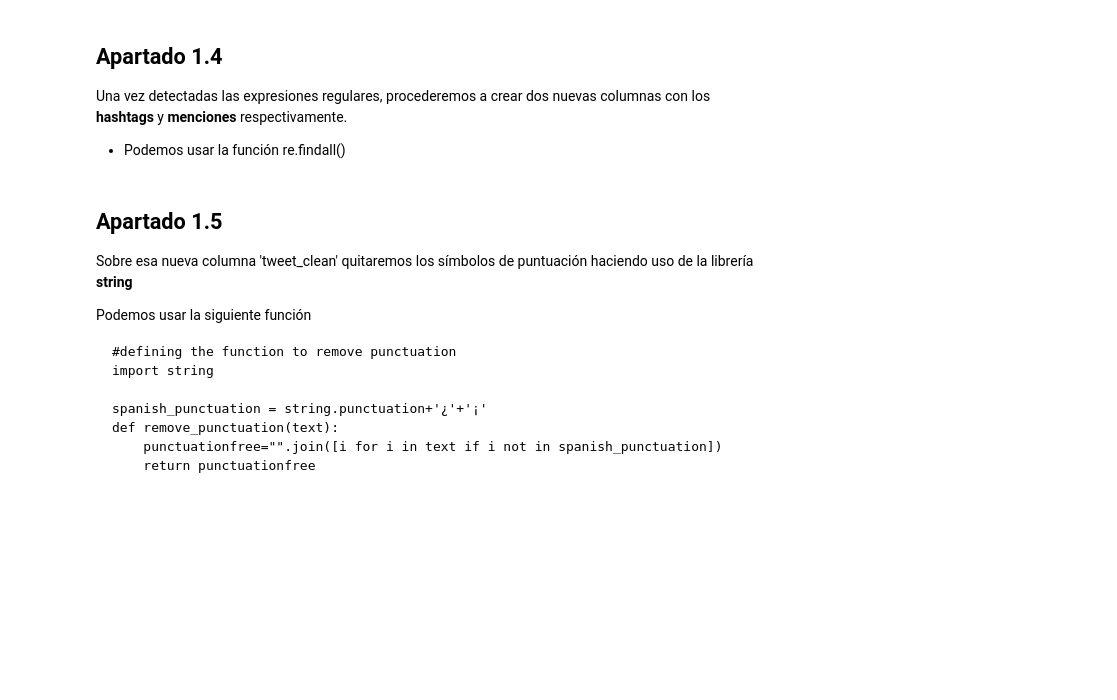
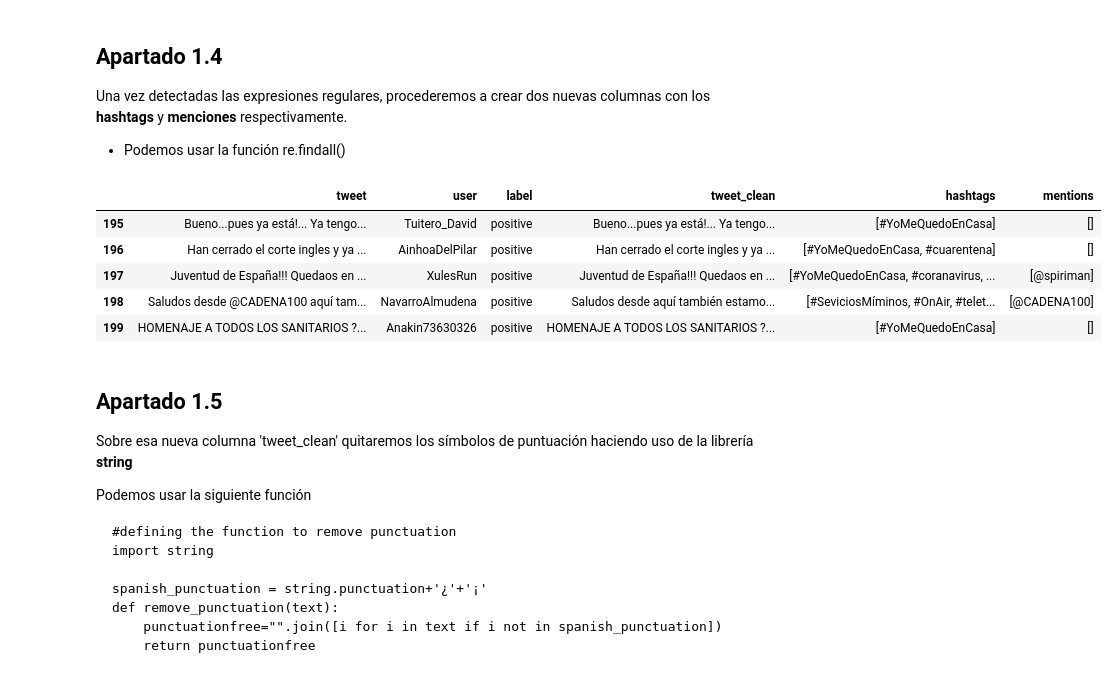
Before and after one commit to jesusGS01/TGINE, a Jupyter notebook: P1_1_AnalisisTextual.ipynb, the cells around one changed output. Cells and saved outputs as stored; diff of their text form; code cells hidden in the pictures; blank space fills up the shorter version.

```diff
--- a/P1_1_AnalisisTextual.ipynb
+++ b/P1_1_AnalisisTextual.ipynb
@@ -42,6 +76,17 @@ Además, crearemos una nueva columna 'tweet_clean' que no contenga los hashtags
 Una vez detectadas las expresiones regulares, procederemos a crear dos nuevas columnas con los **hashtags** y **menciones** respectivamente.
 
 - Podemos usar la función re.findall()
+# %%
+data2['hashtags'] = data2['tweet'].apply(lambda x: re.findall(hashtags_regex,x))
+data2['mentions'] = data2['tweet'].apply(lambda x: re.findall(mentions_regex,x))
+data2.tail()
+# %% [output]
+|  | tweet | user | label | tweet_clean | hashtags | mentions |
+| 195 | Bueno...pues ya está!... Ya tengo... | Tuitero_David | positive | Bueno...pues ya está!... Ya tengo... | [#YoMeQuedoEnCasa] | [] |
+| 196 | Han cerrado el corte ingles y ya ... | AinhoaDelPilar | positive | Han cerrado el corte ingles y ya ... | [#YoMeQuedoEnCasa, #cuarentena] | [] |
+| 197 | Juventud de España!!! Quedaos en ... | XulesRun | positive | Juventud de España!!! Quedaos en ... | [#YoMeQuedoEnCasa, #coranavirus, ... | [@spiriman] |
+| 198 | Saludos desde @CADENA100 aquí tam... | NavarroAlmudena | positive | Saludos desde aquí también estamo... | [#SeviciosMíminos, #OnAir, #telet... | [@CADENA100] |
+| 199 | HOMENAJE A TODOS LOS SANITARIOS ?... | Anakin73630326 | positive | HOMENAJE A TODOS LOS SANITARIOS ?... | [#YoMeQuedoEnCasa] | [] |
 # %% [markdown]
 ## Apartado 1.5
 
```
Also changed, not shown: parts of 10 cells of this notebook.
